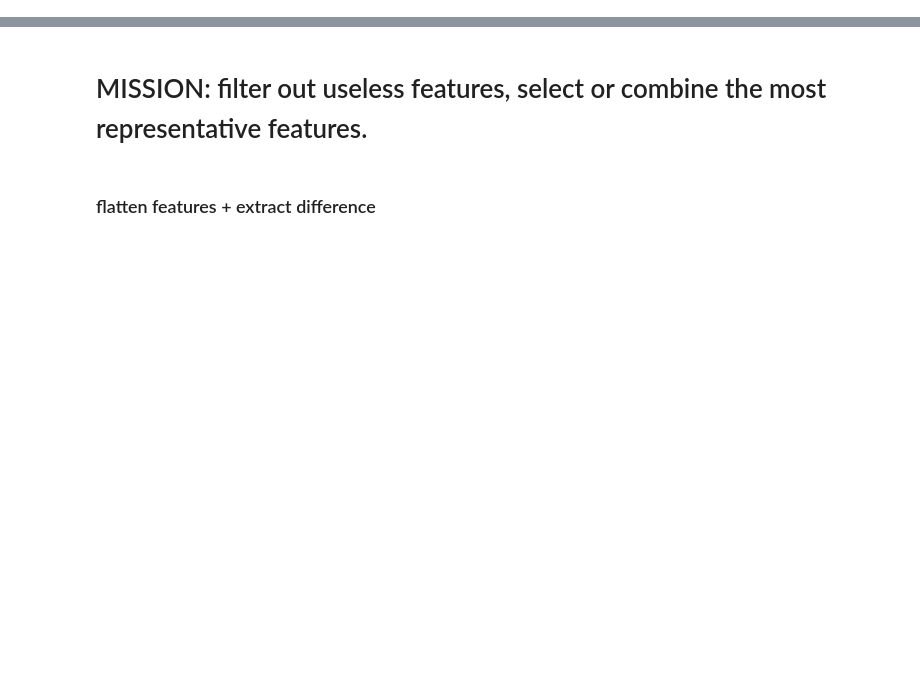
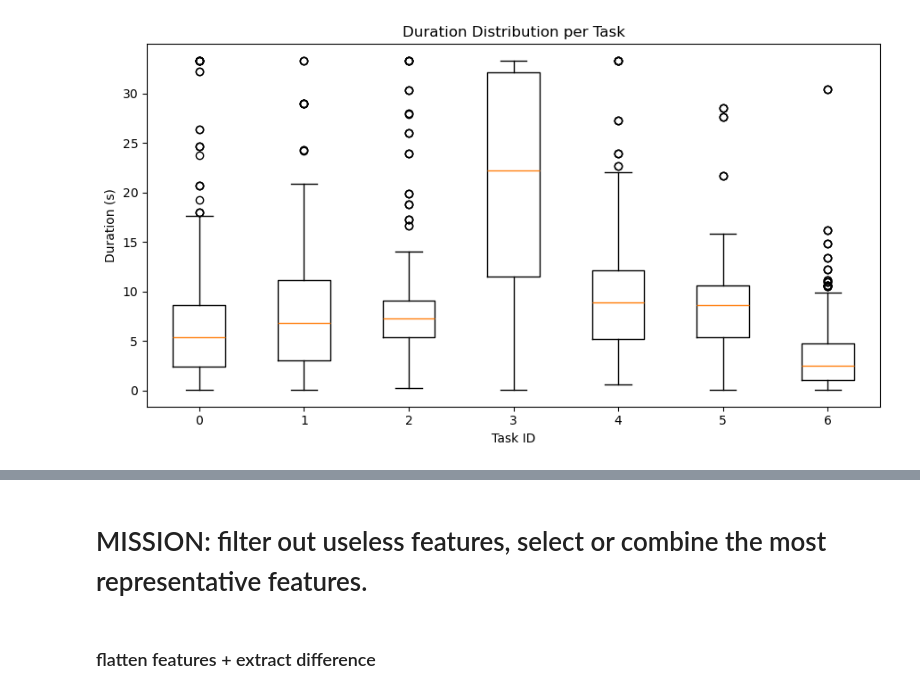
Before and after one commit to Lo122/LSTM_HRC, a Jupyter notebook: data_proc_2d/app/analyze_posture.ipynb, the cells around one changed output, grey strips where cells are left out. Saved outputs shown, nothing was run; the diff lists cells and outputs as text; code cells hidden in the pictures; blank space fills up the shorter version.

```diff
--- a/data_proc_2d/app/analyze_posture.ipynb
+++ b/data_proc_2d/app/analyze_posture.ipynb
@@ -0,0 +172,28 @@
+# %%
+steps = sorted(
+    segments["task_id"].unique()
+)
+
+duration_data = [
+    segments.loc[
+        segments["task_id"] == step,
+        "duration_s"
+    ].values
+    for step in steps
+]
+
+plt.figure(figsize=(9, 5))
+
+plt.boxplot(
+    duration_data,
+    tick_labels=[str(s) for s in steps]
+)
+
+plt.xlabel("Task ID")
+plt.ylabel("Duration (s)")
+plt.title("Duration Distribution per Task")
+
+plt.tight_layout()
+plt.show()
+# %% [output]
+[figure, added]
```
Also changed, not shown: parts of 41 cells of this notebook, 17 other files.
